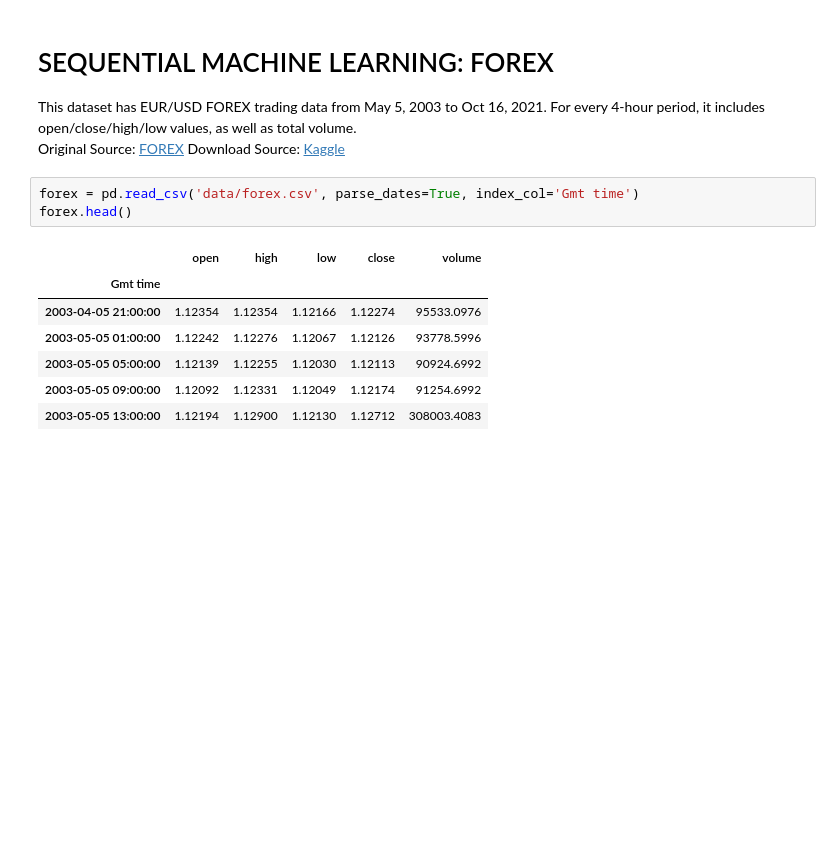
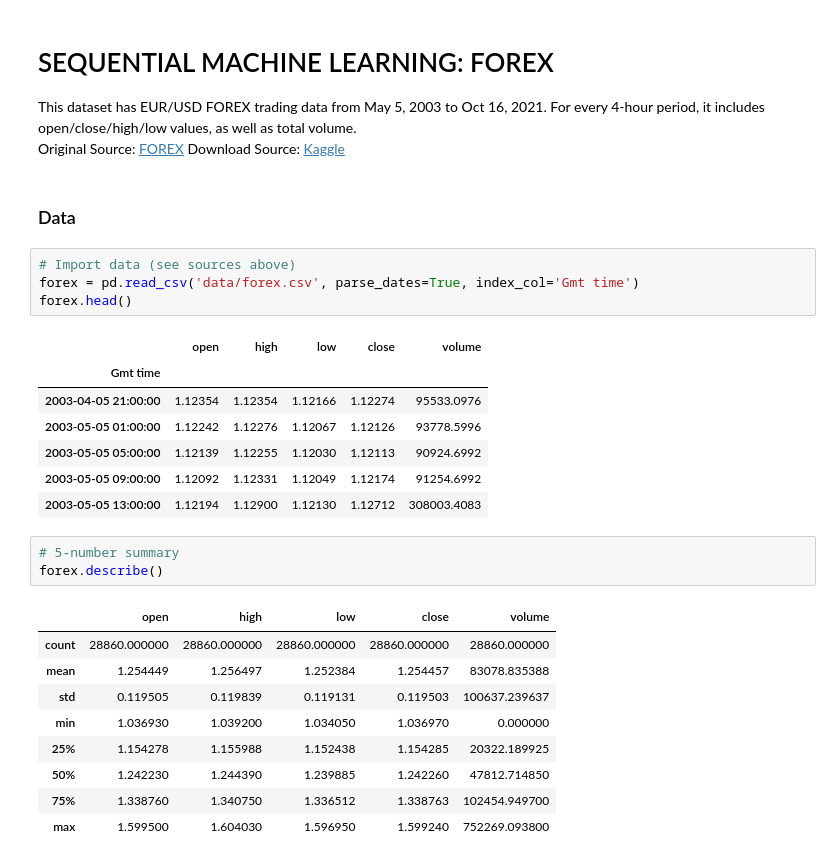
Before and after one commit to cmdecker95/sequential_machine_learning, a Jupyter notebook: sequential_machine_learning.ipynb, the cells around one changed output. Saved outputs shown, nothing was run; the diff lists cells and outputs as text; blank space fills up the shorter version.

```diff
--- a/sequential_machine_learning.ipynb
+++ b/sequential_machine_learning.ipynb
@@ -188,7 +185,10 @@ This dataset has EUR/USD FOREX trading data from May 5, 2003 to Oct 16, 2021. Fo
 <br>
 Original Source: [FOREX](https://forex.tradingcharts.com/)
 Download Source: [Kaggle](https://www.kaggle.com/datasets/chandrimad31/eurusd-forex-trading-data-20032021)
+# %% [markdown]
+### Data
 # %%
+# Import data (see sources above)
 forex = pd.read_csv('data/forex.csv', parse_dates=True, index_col='Gmt time')
 forex.head()
 # %% [output]
@@ -199,3 +199,16 @@ forex.head()
 | 2003-05-05 05:00:00 | 1.12139 | 1.12255 | 1.12030 | 1.12113 | 90924.6992 |
 | 2003-05-05 09:00:00 | 1.12092 | 1.12331 | 1.12049 | 1.12174 | 91254.6992 |
 | 2003-05-05 13:00:00 | 1.12194 | 1.12900 | 1.12130 | 1.12712 | 308003.4083 |
+# %%
+# 5-number summary
+forex.describe()
+# %% [output]
+|  | open | high | low | close | volume |
+| count | 28860.000000 | 28860.000000 | 28860.000000 | 28860.000000 | 28860.000000 |
+| mean | 1.254449 | 1.256497 | 1.252384 | 1.254457 | 83078.835388 |
+| std | 0.119505 | 0.119839 | 0.119131 | 0.119503 | 100637.239637 |
+| min | 1.036930 | 1.039200 | 1.034050 | 1.036970 | 0.000000 |
+| 25% | 1.154278 | 1.155988 | 1.152438 | 1.154285 | 20322.189925 |
+| 50% | 1.242230 | 1.244390 | 1.239885 | 1.242260 | 47812.714850 |
+| 75% | 1.338760 | 1.340750 | 1.336512 | 1.338763 | 102454.949700 |
+| max | 1.599500 | 1.604030 | 1.596950 | 1.599240 | 752269.093800 |
```
Also changed, not shown: parts of 11 cells of this notebook.
